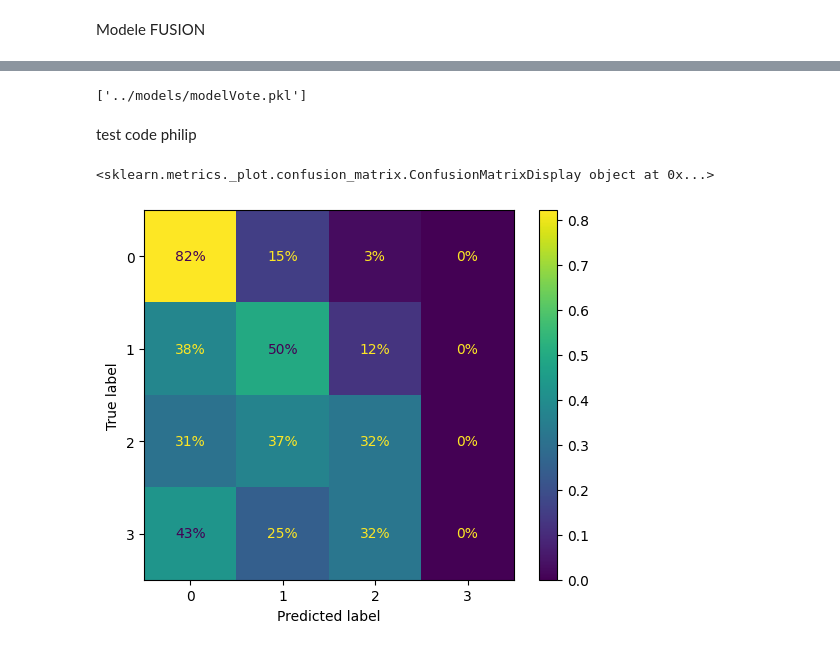
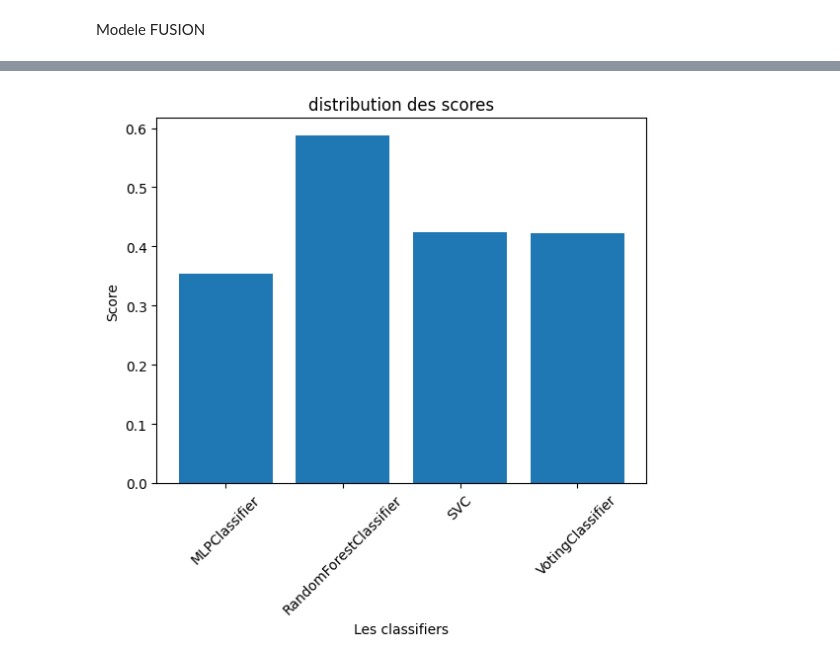
Before and after one commit to Epwo/ProjetA3-23, a Jupyter notebook: IA/supervisé/supervise_copy.ipynb, the cells around one changed output, grey strips where cells are left out. Saved outputs shown, nothing was run; the diff lists cells and outputs as text; code cells hidden in the pictures.

```diff
--- a/IA/supervisé/supervise_copy.ipynb
+++ b/IA/supervisé/supervise_copy.ipynb
@@ -564,8 +542,0 @@ faire un tableau + plot bar
-# %%
-import joblib
-
-joblib.dump(best_mlp,"../models/modelVote.pkl")
-# %% [output]
-['../models/modelVote.pkl']
-# %% [markdown]
-test code philip
@@ -597,7 +543,16 @@ def evaluation(objet, X, Y):
-# %%
-model_1 = joblib.load("../models/modelRF.pkl")
-a = evaluation(model_1,X_test,y_test)
-print(a[4])
-# %% [output]
-<sklearn.metrics._plot.confusion_matrix.ConfusionMatrixDisplay object at 0x...>
-[figure, removed]
+# %%
+names = [item[0] for item in listScore]
+values = [item[1] for item in listScore]
+
+plt.bar(names, values)
+plt.xlabel('Les classifiers')
+plt.ylabel('Score')
+plt.title('distribution des scores')
+
+
+plt.xticks(rotation=45)
+
+
+plt.show()
+# %% [output]
+[figure, added]
```
Also changed, not shown: parts of 39 cells of this notebook, 4 other files.
